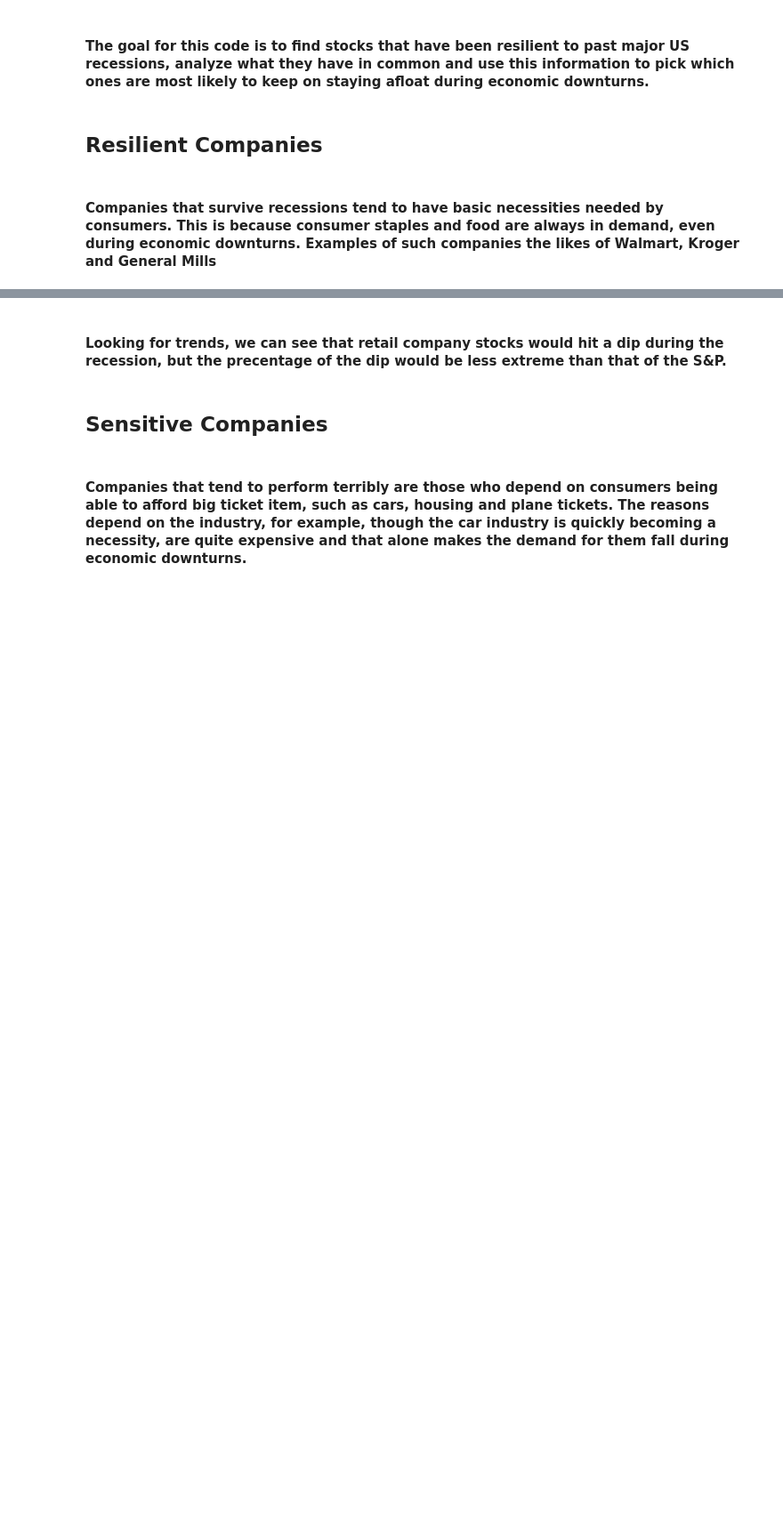
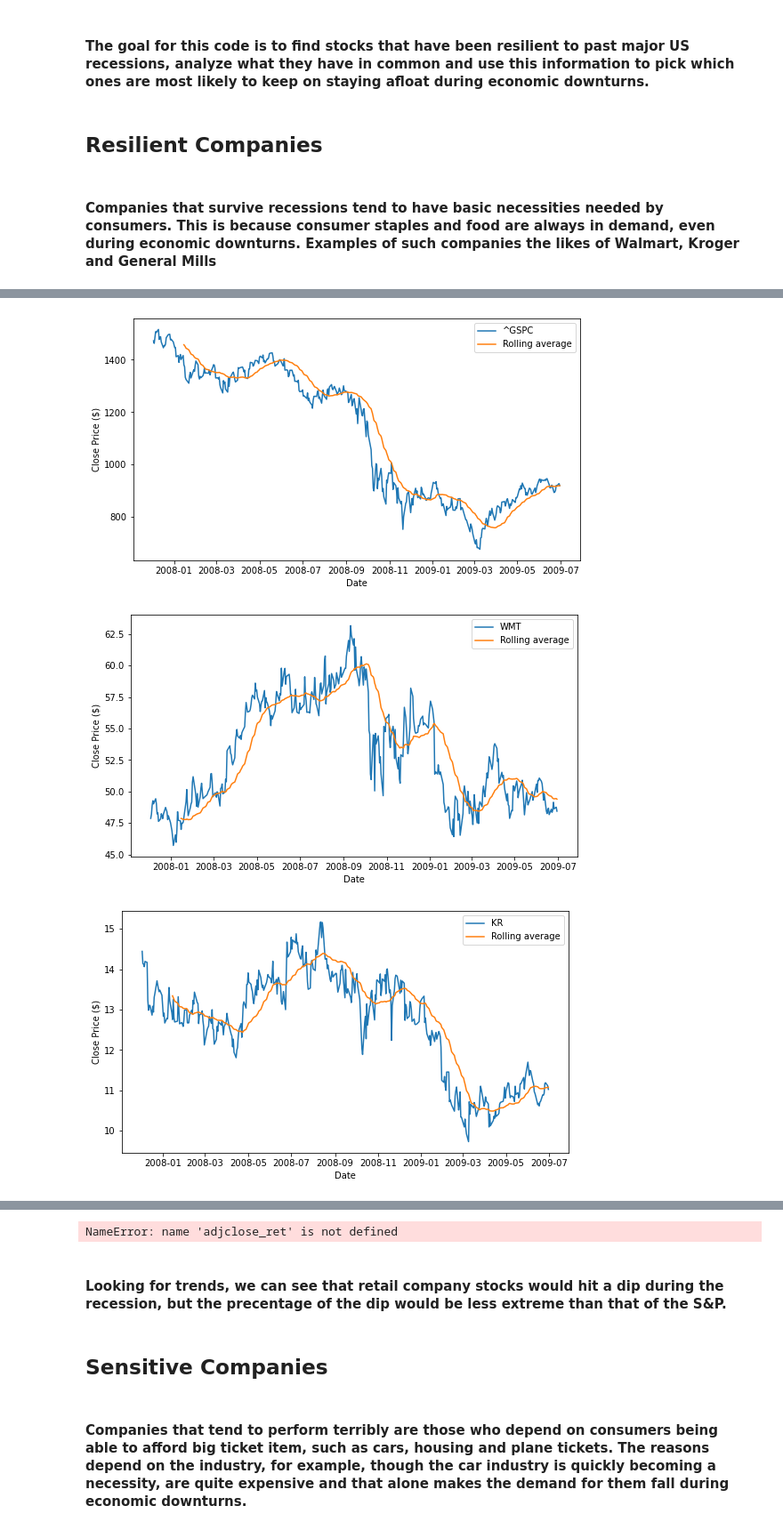
Before and after one commit to BeyeA/Stock-Market-Data-Science, a Jupyter notebook: Recession Proof Stocks.ipynb, the cells around one changed output, grey strips where cells are left out. Shown at 89% size. Cells and saved outputs as stored; diff of their text form; code cells hidden in the pictures; blank space fills up the shorter version.

```diff
--- a/Recession Proof Stocks.ipynb
+++ b/Recession Proof Stocks.ipynb
@@ -53,8 +53,7 @@ def stockreturns(data_pack, type_return):
     else:
         adjclose_ret = adjclose.pct_change()
     output = print(adjclose_ret)
-
-    return output
+    return adjclose_ret
 # %%
 #Cumulative return plot
 #Daily return plot
@@ -84,9 +86,8 @@ def return_plot(dataframe, type_plot):
 # %%
 data_pack = readmydata(tickers=['^GSPC', 'WMT', 'KR', 'GIS', 'HRL', 'CPB'], start_date='2007-12-01', end_date='2009-06-30')
 #data_pack.head(10)
-#pickmydata(data_pack, "Close", 30)
+pickmydata(data_pack, "Close", 30)
 data_plot = stockreturns(data_pack, 'relative')
-return_plot(data_plot, 'cumulative')
 # %% [output]
            Adj Close
 Symbols        ^GSPC       WMT        KR       GIS       HRL       CPB
@@ -105,2 +106,5 @@ Date
 
 [397 rows x 6 columns]
+[figure, added]
+[figure, added]
+[figure, added]
@@ -107,3 +114,7 @@ Date
+# %%
+return_plot(data_plot, 'cumulative')
+# %% [output]
+NameError: name 'adjclose_ret' is not defined
 # %% [markdown]
 #### Looking for trends, we can see that retail company stocks would hit a dip during the recession, but the precentage of the dip would be less extreme than that of the S&P.
 # %% [markdown]
```
Also changed, not shown: parts of 2 cells of this notebook.
